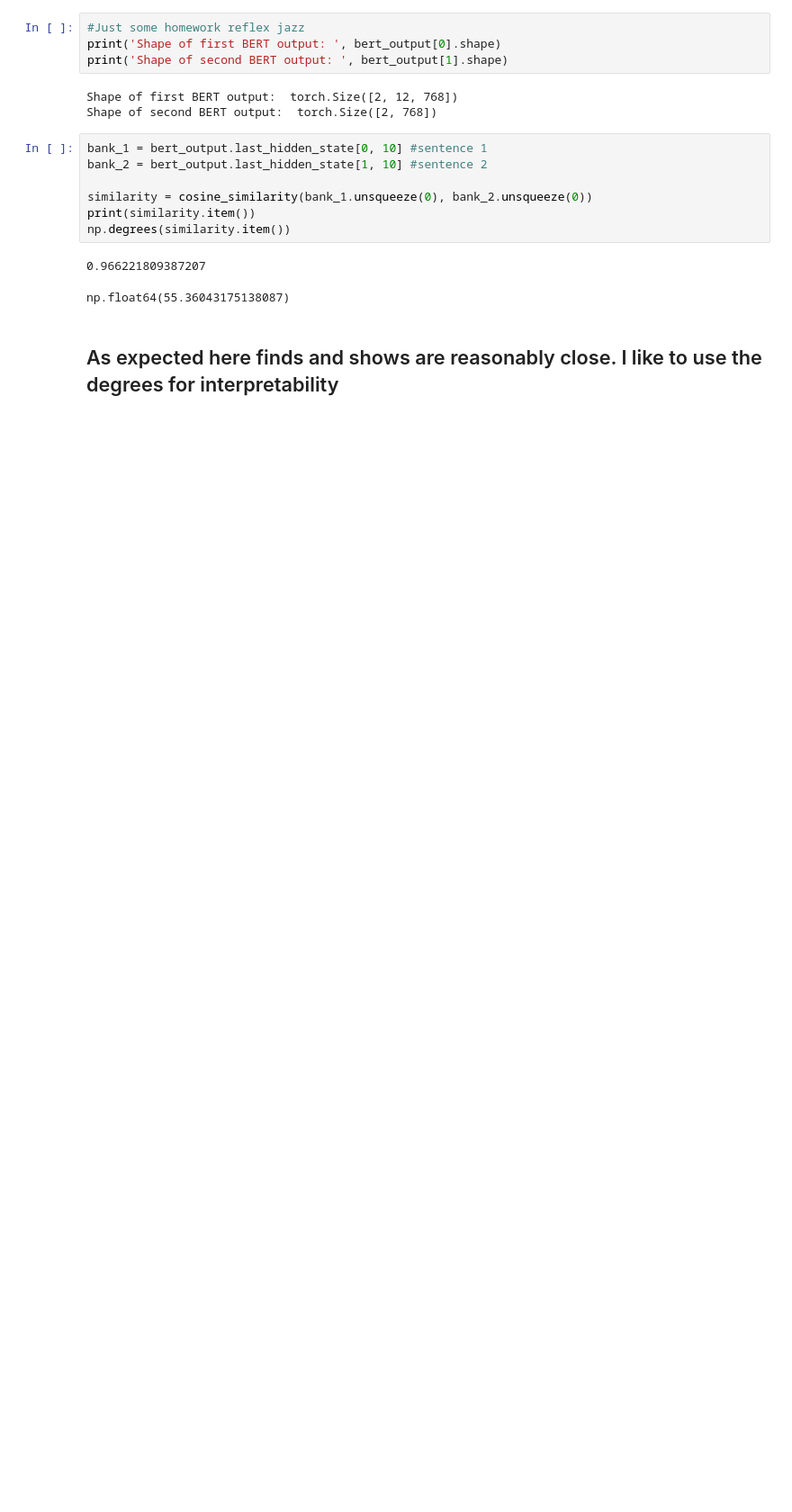
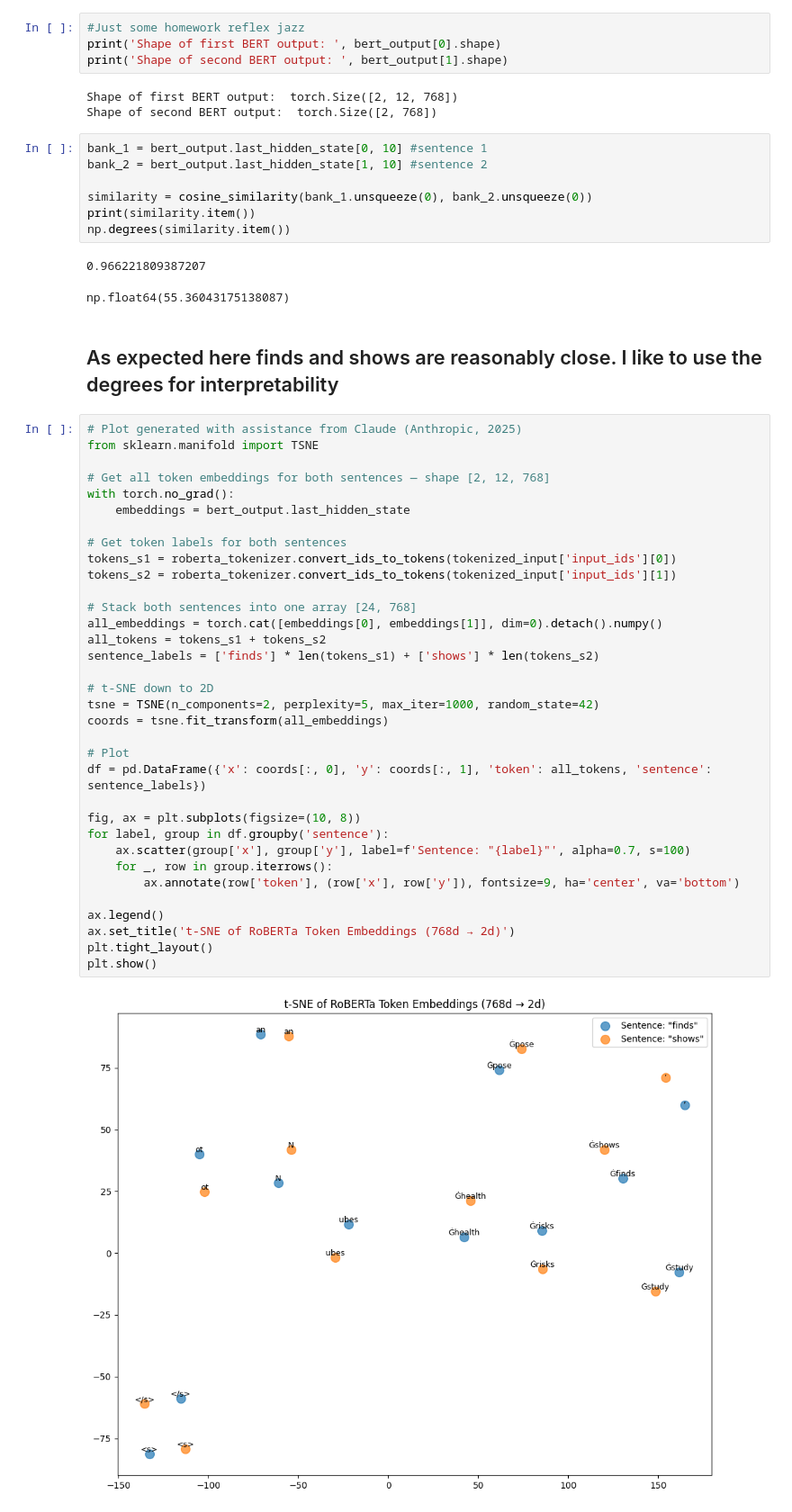
Before and after one commit to jubacochran-uc-berkeley/mids266-exaggeration, a Jupyter notebook: notebooks/eda_roberta_and_copenlu.ipynb, the cells around one changed output. Shown at 90% size. Drawn from its saved outputs; the diff is of its cells as text; blank space fills up the shorter version.

Commit message:
adding roberta tokenizer special tokens logic

```diff
--- a/notebooks/eda_roberta_and_copenlu.ipynb
+++ b/notebooks/eda_roberta_and_copenlu.ipynb
@@ -339,3 +339,39 @@ np.degrees(similarity.item())
 np.float64(55.36043175138087)
 # %% [markdown]
 ## As expected here finds and shows are reasonably close. I like to use the degrees for interpretability
+# %%
+# Plot generated with assistance from Claude (Anthropic, 2025)
+from sklearn.manifold import TSNE
+
+# Get all token embeddings for both sentences — shape [2, 12, 768]
+with torch.no_grad():
+    embeddings = bert_output.last_hidden_state
+
+# Get token labels for both sentences
+tokens_s1 = roberta_tokenizer.convert_ids_to_tokens(tokenized_input['input_ids'][0])
+tokens_s2 = roberta_tokenizer.convert_ids_to_tokens(tokenized_input['input_ids'][1])
+
+# Stack both sentences into one array [24, 768]
+all_embeddings = torch.cat([embeddings[0], embeddings[1]], dim=0).detach().numpy()
+all_tokens = tokens_s1 + tokens_s2
+sentence_labels = ['finds'] * len(tokens_s1) + ['shows'] * len(tokens_s2)
+
+# t-SNE down to 2D
+tsne = TSNE(n_components=2, perplexity=5, max_iter=1000, random_state=42)
+coords = tsne.fit_transform(all_embeddings)
+
+# Plot
+df = pd.DataFrame({'x': coords[:, 0], 'y': coords[:, 1], 'token': all_tokens, 'sentence': sentence_labels})
+
+fig, ax = plt.subplots(figsize=(10, 8))
+for label, group in df.groupby('sentence'):
+    ax.scatter(group['x'], group['y'], label=f'Sentence: "{label}"', alpha=0.7, s=100)
+    for _, row in group.iterrows():
+        ax.annotate(row['token'], (row['x'], row['y']), fontsize=9, ha='center', va='bottom')
+
+ax.legend()
+ax.set_title('t-SNE of RoBERTa Token Embeddings (768d → 2d)')
+plt.tight_layout()
+plt.show()
+# %% [output]
+[figure, added]
```
Also changed, not shown: parts of 2 cells of this notebook.
